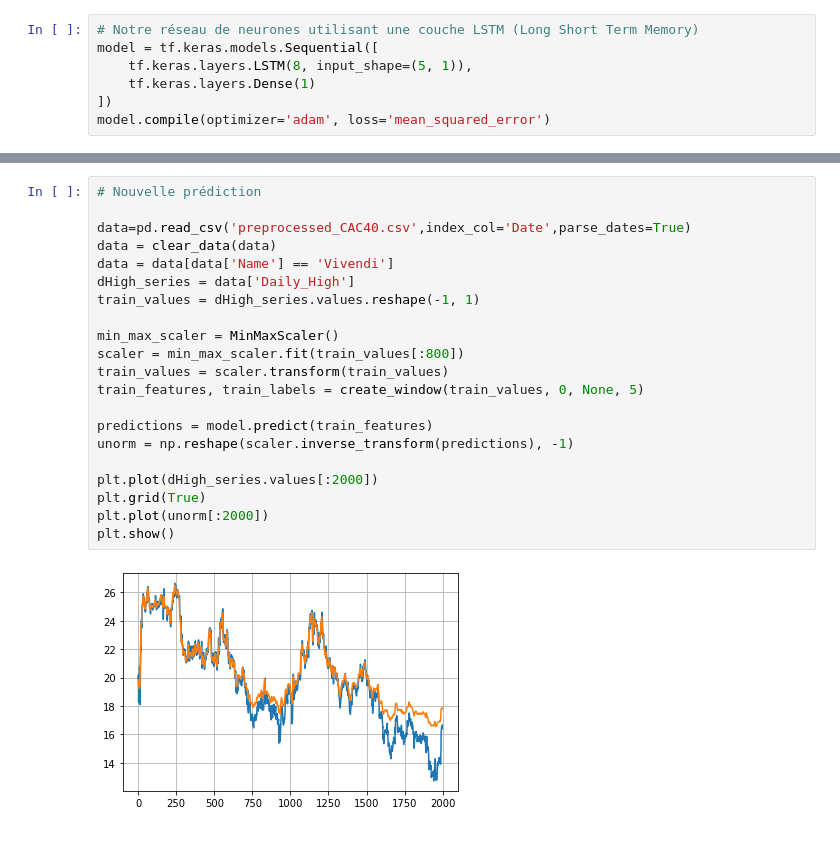
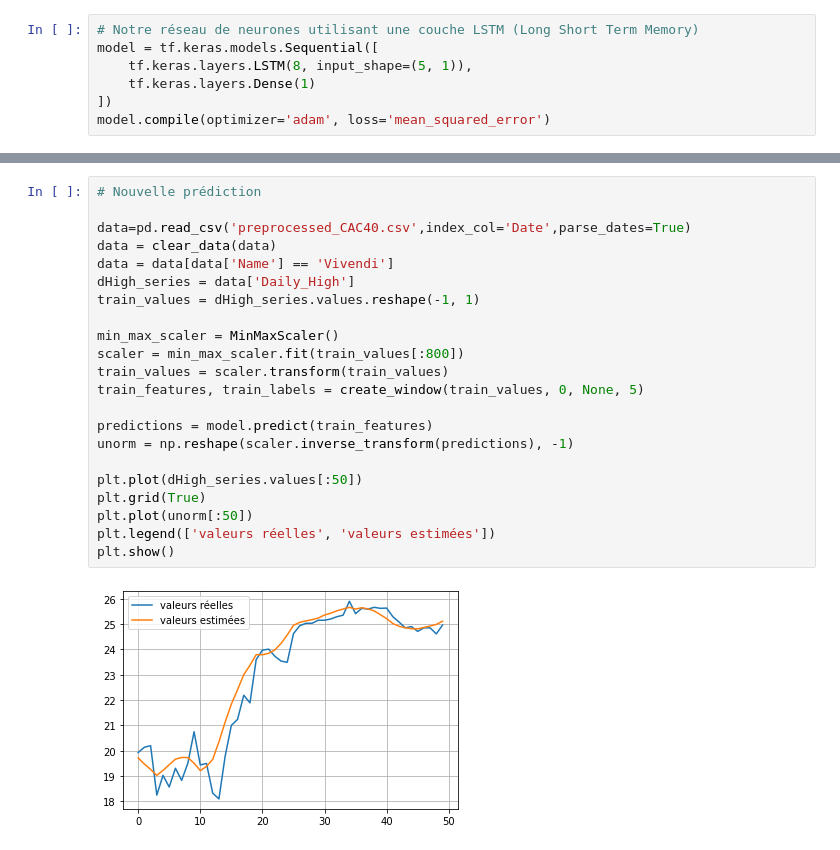
Before and after one commit to Brihmt/AnalyseBourse, a Jupyter notebook: predictionTF.ipynb, the cells around one changed output, grey strips where cells are left out. Saved outputs shown, nothing was run; the diff lists cells and outputs as text.

```diff
--- a/predictionTF.ipynb
+++ b/predictionTF.ipynb
@@ -113,23 +118,24 @@ plt.show()
 # %%
 # Nouvelle prédiction
 
 data=pd.read_csv('preprocessed_CAC40.csv',index_col='Date',parse_dates=True)
 data = clear_data(data)
 data = data[data['Name'] == 'Vivendi']
 dHigh_series = data['Daily_High']
 train_values = dHigh_series.values.reshape(-1, 1)
 
 min_max_scaler = MinMaxScaler()
 scaler = min_max_scaler.fit(train_values[:800])
 train_values = scaler.transform(train_values)
 train_features, train_labels = create_window(train_values, 0, None, 5)
 
 predictions = model.predict(train_features)
 unorm = np.reshape(scaler.inverse_transform(predictions), -1)
 
-plt.plot(dHigh_series.values[:2000])
+plt.plot(dHigh_series.values[:50])
 plt.grid(True)
-plt.plot(unorm[:2000])
+plt.plot(unorm[:50])
+plt.legend(['valeurs réelles', 'valeurs estimées'])
 plt.show()
 # %% [output]
-[figure, old version]
+[figure, new version]
```
Also changed, not shown: parts of 5 cells of this notebook.
